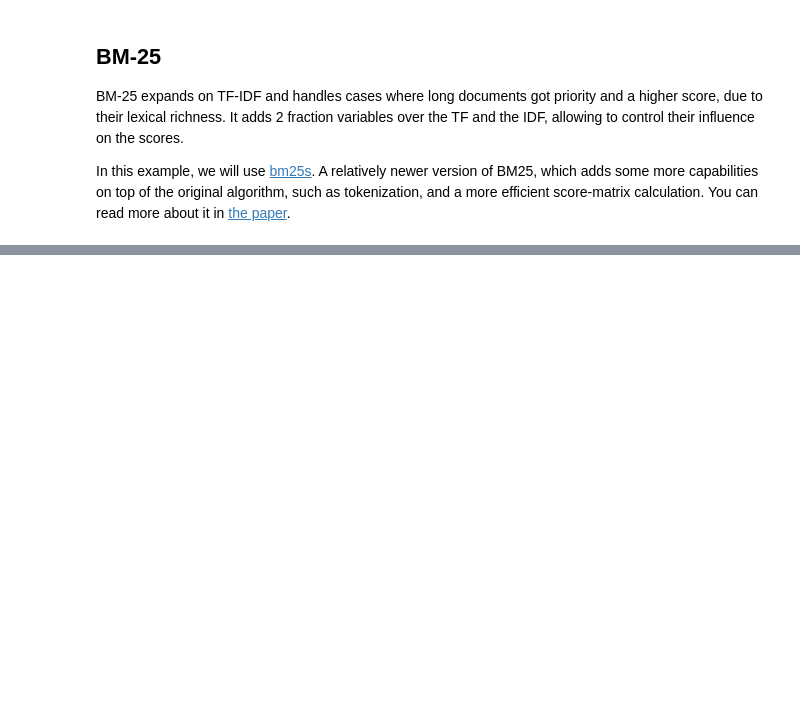
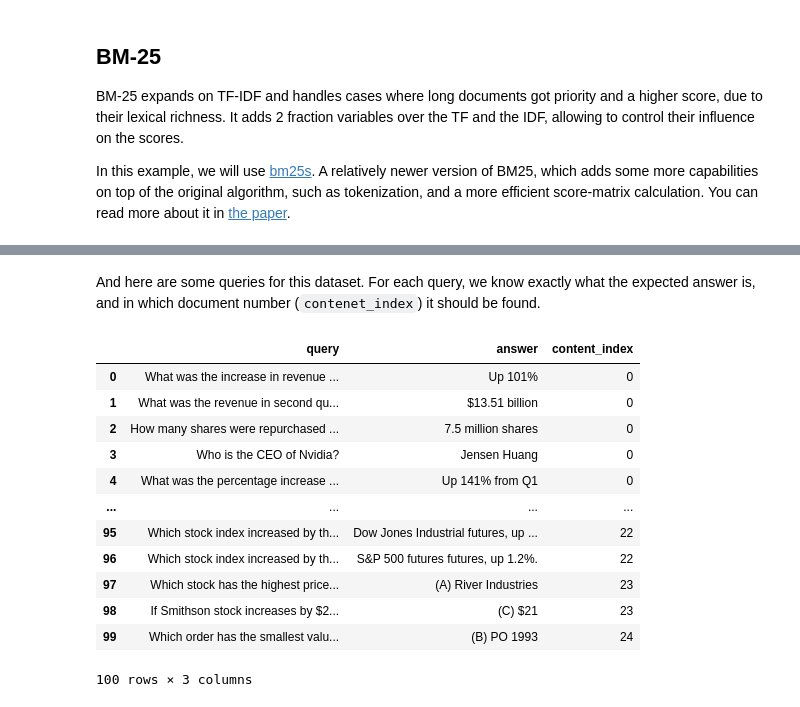
Before and after one commit to liad-rbi-org/raiffeisen-agentic-ai-training, a Jupyter notebook: notebooks/day_1/[Answer]05_simple_retrieval_TFIDF.ipynb, the cells around one changed output, grey strips where cells are left out. Cells and saved outputs as stored; diff of their text form; code cells hidden in the pictures; blank space fills up the shorter version.

Commit message:
day 1 ex 5 - with BM25 and larger dataset

```diff
--- a/notebooks/day_1/[Answer]05_simple_retrieval_TFIDF.ipynb
+++ b/notebooks/day_1/[Answer]05_simple_retrieval_TFIDF.ipynb
@@ -261,0 +260,3 @@ Score: 1.2647 | Doc: Global Markets Dip Amid Concerns Over Slowing Tech Sector G
+# %%
+financial_retrieval_corpus = pd.read_parquet("../../data/financial_retrieval_corpus.parquet")
+financial_retrieval_queries = pd.read_parquet("../../data/financial_retrieval_queries.parquet")
@@ -261,0 +285,18 @@ Score: 1.2647 | Doc: Global Markets Dip Amid Concerns Over Slowing Tech Sector G
+# %% [markdown]
+And here are some queries for this dataset. For each query, we know exactly what the expected answer is, and in which document number (`contenet_index`) it should be found.
+# %%
+financial_retrieval_queries
+# %% [output]
+|  | query | answer | content_index |
+| 0 | What was the increase in revenue ... | Up 101% | 0 |
+| 1 | What was the revenue in second qu... | $13.51 billion | 0 |
+| 2 | How many shares were repurchased ... | 7.5 million shares | 0 |
+| 3 | Who is the CEO of Nvidia? | Jensen Huang | 0 |
+| 4 | What was the percentage increase ... | Up 141% from Q1 | 0 |
+| ... | ... | ... | ... |
+| 95 | Which stock index increased by th... | Dow Jones Industrial futures, up ... | 22 |
+| 96 | Which stock index increased by th... | S&P 500 futures futures, up 1.2%. | 22 |
+| 97 | Which stock has the highest price... | (A) River Industries | 23 |
+| 98 | If Smithson stock increases by $2... | (C) $21 | 23 |
+| 99 | Which order has the smallest valu... | (B) PO 1993 | 24 |
+100 rows × 3 columns
```
Also changed, not shown: parts of 12 cells of this notebook, 4 other files.
